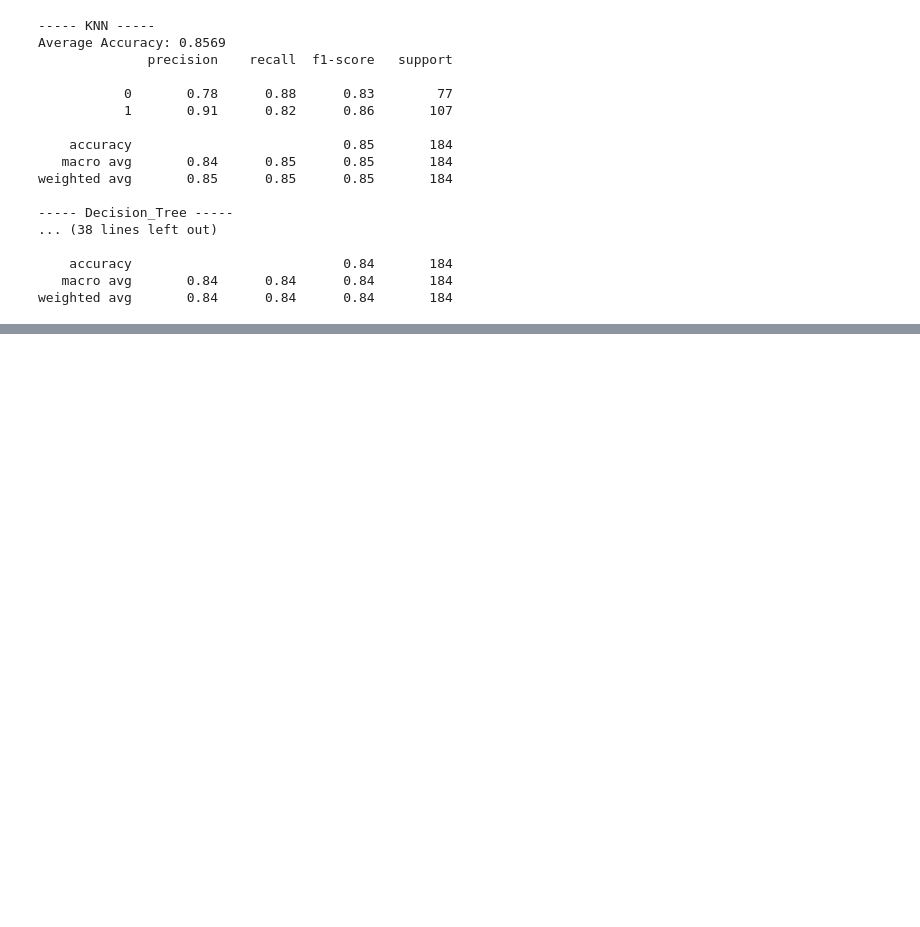
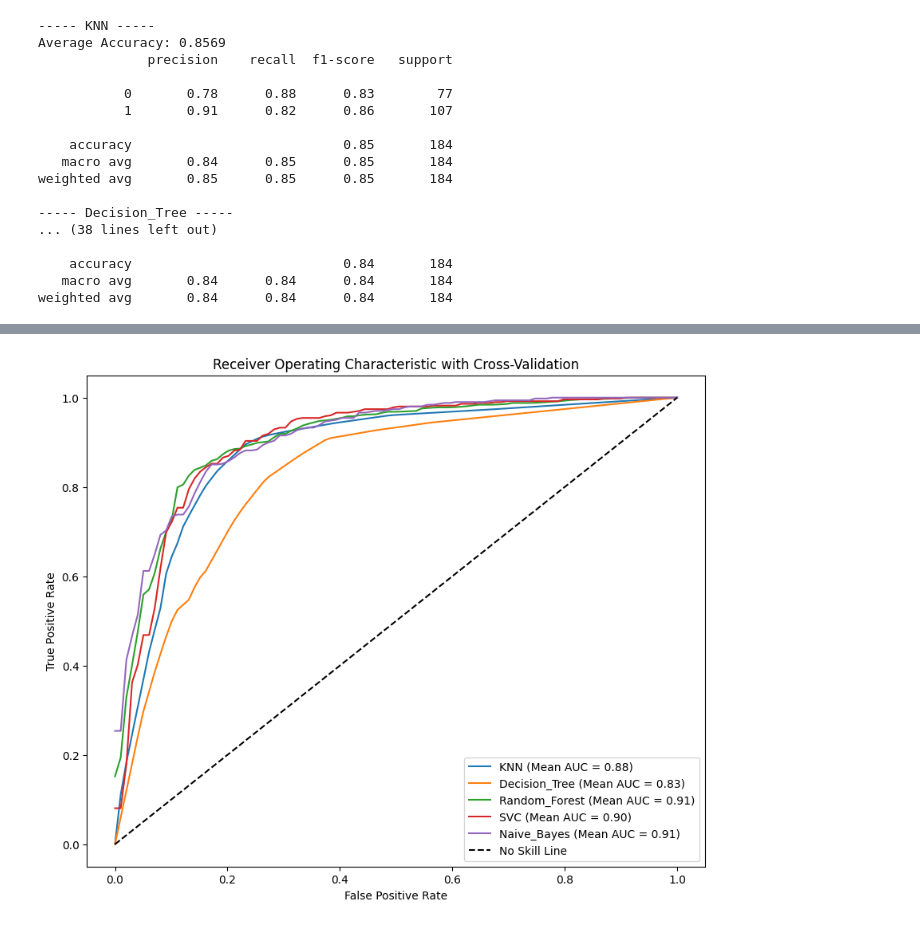
Before and after one commit to DaniCortes/IN-practica1, a Jupyter notebook: fallo-cardiaco.ipynb, the cells around one changed output, grey strips where cells are left out. Saved outputs shown, nothing was run; the diff lists cells and outputs as text; code cells hidden in the pictures; blank space fills up the shorter version.

```diff
--- a/fallo-cardiaco.ipynb
+++ b/fallo-cardiaco.ipynb
@@ -238,0 +242,47 @@ plt.show()
+# %%
+# Define the number of folds for cross-validation
+n_folds = 5
+cv = StratifiedKFold(n_splits=n_folds)
+
+# Initialize plot
+plt.figure(figsize=(10, 8))
+
+# Iterate over models
+for name, model in models.items():
+    # Initialize variables to store results
+    mean_fpr = np.linspace(0, 1, 100)
+    mean_tpr = 0.0
+
+    # Iterate over each fold
+    for train_index, test_index in cv.split(X, y):
+        # Split data
+        X_train_fold, X_test_fold = X[train_index], X[test_index]
+        y_train_fold, y_test_fold = y[train_index], y[test_index]
+
+        # Fit the model
+        model.fit(X_train_fold, y_train_fold)
+
+        # Get predicted probabilities
+        y_prob_fold = model.predict_proba(X_test_fold)[:, 1]
+
+        # Compute ROC curve and AUC for this fold
+        fpr, tpr, _ = roc_curve(y_test_fold, y_prob_fold)
+        mean_tpr += np.interp(mean_fpr, fpr, tpr)
+
+    # Calculate mean TPR for all folds
+    mean_tpr /= n_folds
+    mean_tpr[-1] = 1.0
+    mean_auc = auc(mean_fpr, mean_tpr)
+
+    # Plot
+    plt.plot(mean_fpr, mean_tpr, label=f'{name} (Mean AUC = {mean_auc:.2f})')
+
+# Plot baseline
+plt.plot([0, 1], [0, 1], 'k--', label='No Skill Line')
+plt.xlabel('False Positive Rate')
+plt.ylabel('True Positive Rate')
+plt.title('Receiver Operating Characteristic with Cross-Validation')
+plt.legend(loc='lower right')
+plt.show()
+# %% [output]
+[figure, added]
```
Also changed, not shown: parts of 7 cells of this notebook.
